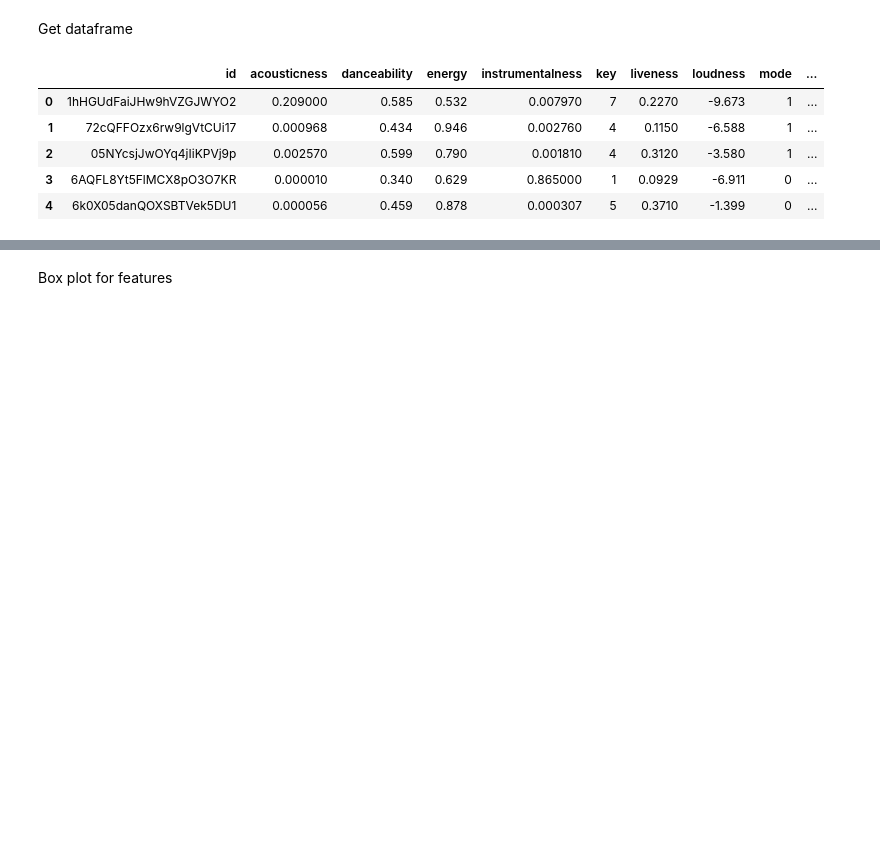
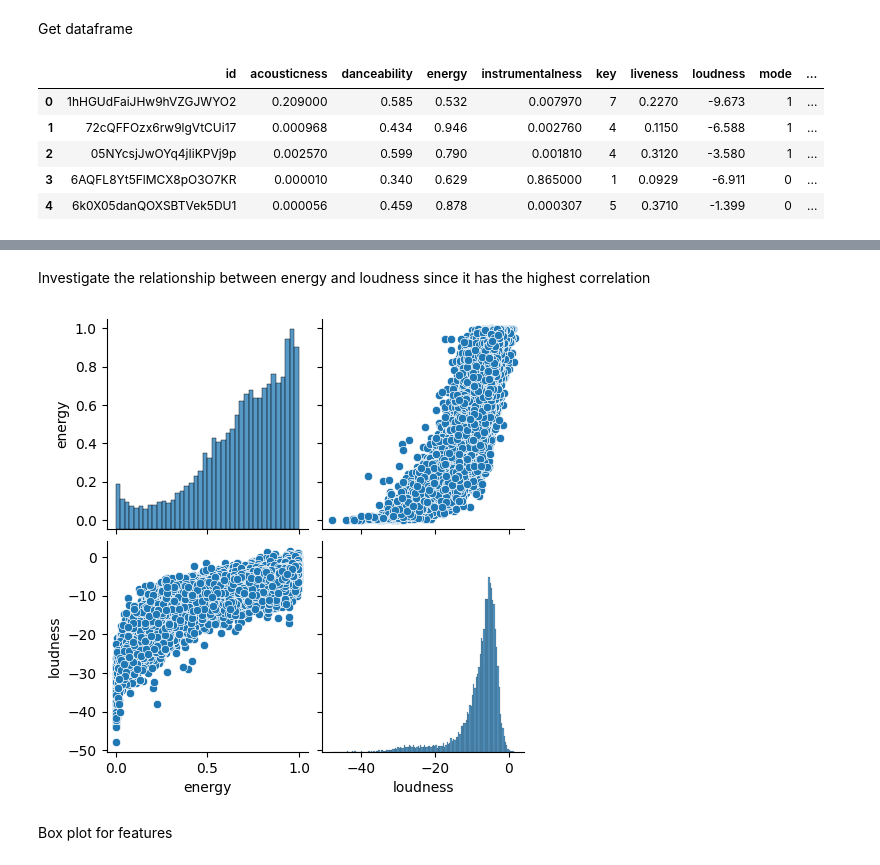
Before and after one commit to ninh-nd/spotify-rec, a Jupyter notebook: seed/data.ipynb, the cells around one changed output, grey strips where cells are left out. Cells and saved outputs as stored; diff of their text form; code cells hidden in the pictures; blank space fills up the shorter version.

```diff
--- a/seed/data.ipynb
+++ b/seed/data.ipynb
@@ -26,3 +25,11 @@ sns.pairplot(df[features])
+# %% [markdown]
+Investigate the relationship between energy and loudness since it has the highest correlation
+# %%
+features = ['energy', 'loudness']
+data_scatter = sns.pairplot(df[features])
+plt.show()
+# %% [output]
+[figure, added]
 # %% [markdown]
 Box plot for features
 # %%
```
Also changed, not shown: parts of 2 cells of this notebook.
